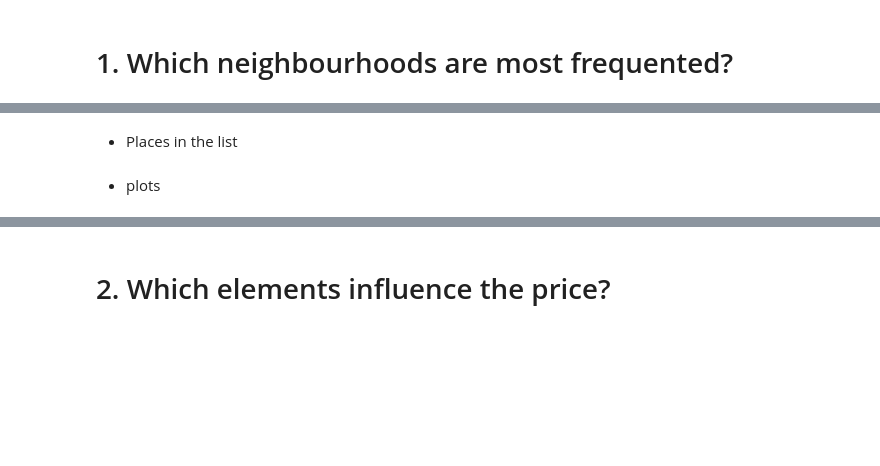
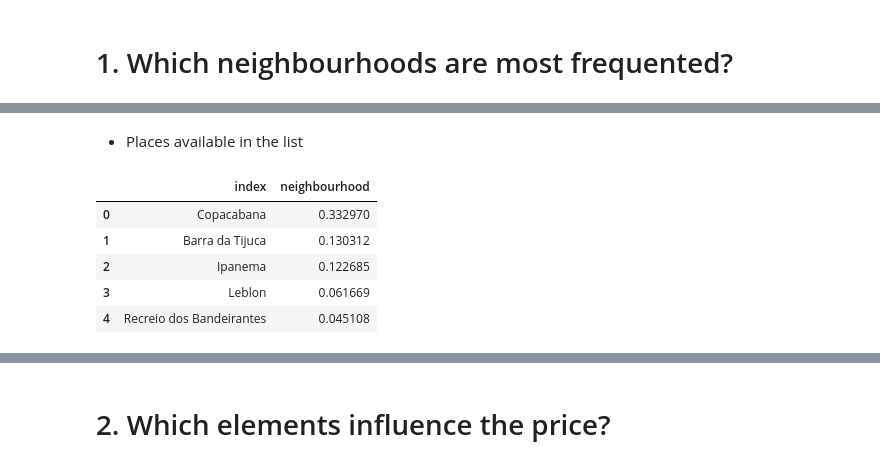
Before and after one commit to felipery03/Airbnb-Rio-analysis, a Jupyter notebook: Analysis.ipynb, the cells around one changed output, grey strips where cells are left out. Drawn from its saved outputs; the diff is of its cells as text; code cells hidden in the pictures; blank space fills up the shorter version.

```diff
--- a/Analysis.ipynb
+++ b/Analysis.ipynb
@@ -85,6 +94,13 @@ plt.xticks(rotation=30)
 # %% [markdown]
-- Places in the list
+- Places available in the list
 # %%
-df_neighbourhood.neighbourhood.value_counts(normalize=True).head(10)
+result_2 = df_neighbourhood.neighbourhood.value_counts(normalize=True).head(5)
-# %% [markdown]
-- plots
+# %%
+result_2.reset_index()
+# %% [output]
+|  | index | neighbourhood |
+| 0 | Copacabana | 0.332970 |
+| 1 | Barra da Tijuca | 0.130312 |
+| 2 | Ipanema | 0.122685 |
+| 3 | Leblon | 0.061669 |
+| 4 | Recreio dos Bandeirantes | 0.045108 |
```
Also changed, not shown: parts of 27 cells of this notebook, 1 other file.
